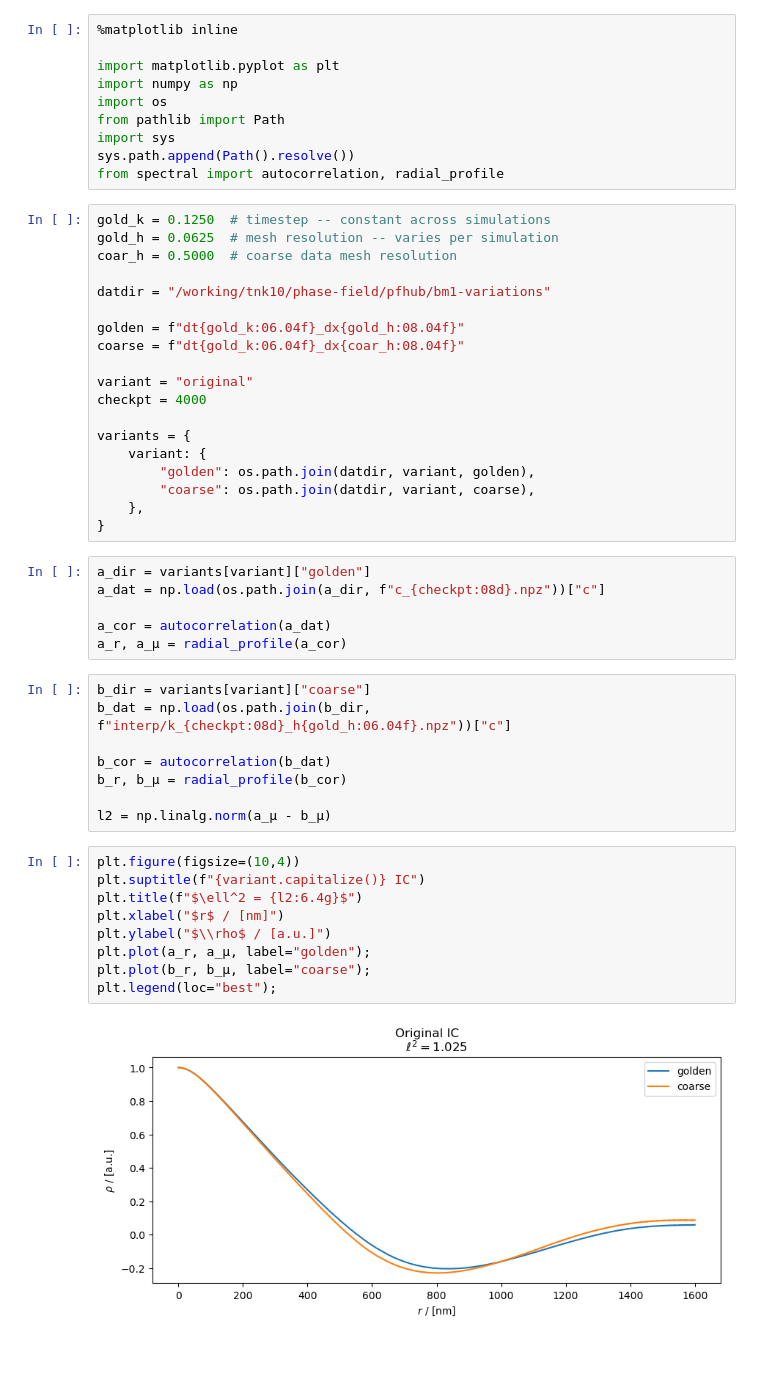
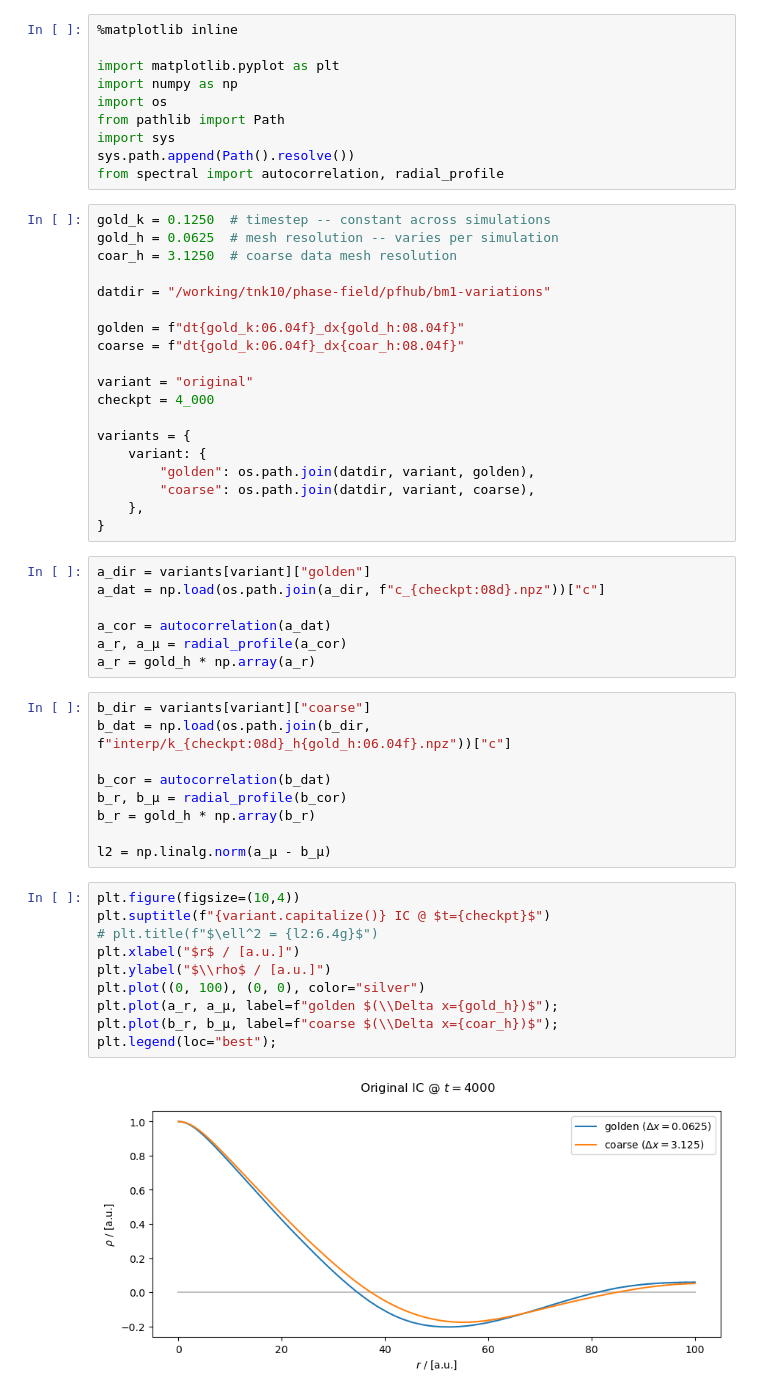
Before and after one commit to tkphd/pfhub-bm1-variations, a Jupyter notebook: power-spectra.ipynb, the cells around one changed output. Drawn from its saved outputs; the diff is of its cells as text; blank space fills up the shorter version.

```diff
--- a/power-spectra.ipynb
+++ b/power-spectra.ipynb
@@ -15,7 +15,7 @@ from spectral import autocorrelation, radial_profile
 # %%
 gold_k = 0.1250  # timestep -- constant across simulations
 gold_h = 0.0625  # mesh resolution -- varies per simulation
-coar_h = 0.5000  # coarse data mesh resolution
+coar_h = 3.1250  # coarse data mesh resolution
 
 datdir = "/working/tnk10/phase-field/pfhub/bm1-variations"
 
@@ -23,7 +23,7 @@ golden = f"dt{gold_k:06.04f}_dx{gold_h:08.04f}"
 coarse = f"dt{gold_k:06.04f}_dx{coar_h:08.04f}"
 
 variant = "original"
-checkpt = 4000
+checkpt = 4_000
 
 variants = {
     variant: {
@@ -37,22 +37,25 @@ a_dat = np.load(os.path.join(a_dir, f"c_{checkpt:08d}.npz"))["c"]
 
 a_cor = autocorrelation(a_dat)
 a_r, a_μ = radial_profile(a_cor)
+a_r = gold_h * np.array(a_r)
 # %%
 b_dir = variants[variant]["coarse"]
 b_dat = np.load(os.path.join(b_dir, f"interp/k_{checkpt:08d}_h{gold_h:06.04f}.npz"))["c"]
 
 b_cor = autocorrelation(b_dat)
 b_r, b_μ = radial_profile(b_cor)
+b_r = gold_h * np.array(b_r)
 
 l2 = np.linalg.norm(a_μ - b_μ)
 # %%
 plt.figure(figsize=(10,4))
-plt.suptitle(f"{variant.capitalize()} IC")
-plt.title(f"$\ell^2 = {l2:6.4g}$")
-plt.xlabel("$r$ / [nm]")
+plt.suptitle(f"{variant.capitalize()} IC @ $t={checkpt}$")
+# plt.title(f"$\ell^2 = {l2:6.4g}$")
+plt.xlabel("$r$ / [a.u.]")
 plt.ylabel("$\\rho$ / [a.u.]")
-plt.plot(a_r, a_μ, label="golden");
-plt.plot(b_r, b_μ, label="coarse");
+plt.plot((0, 100), (0, 0), color="silver")
+plt.plot(a_r, a_μ, label=f"golden $(\\Delta x={gold_h})$");
+plt.plot(b_r, b_μ, label=f"coarse $(\\Delta x={coar_h})$");
 plt.legend(loc="best");
 # %% [output]
-[figure, old version]
+[figure, new version]
```
Also changed, not shown: 4 other files.
